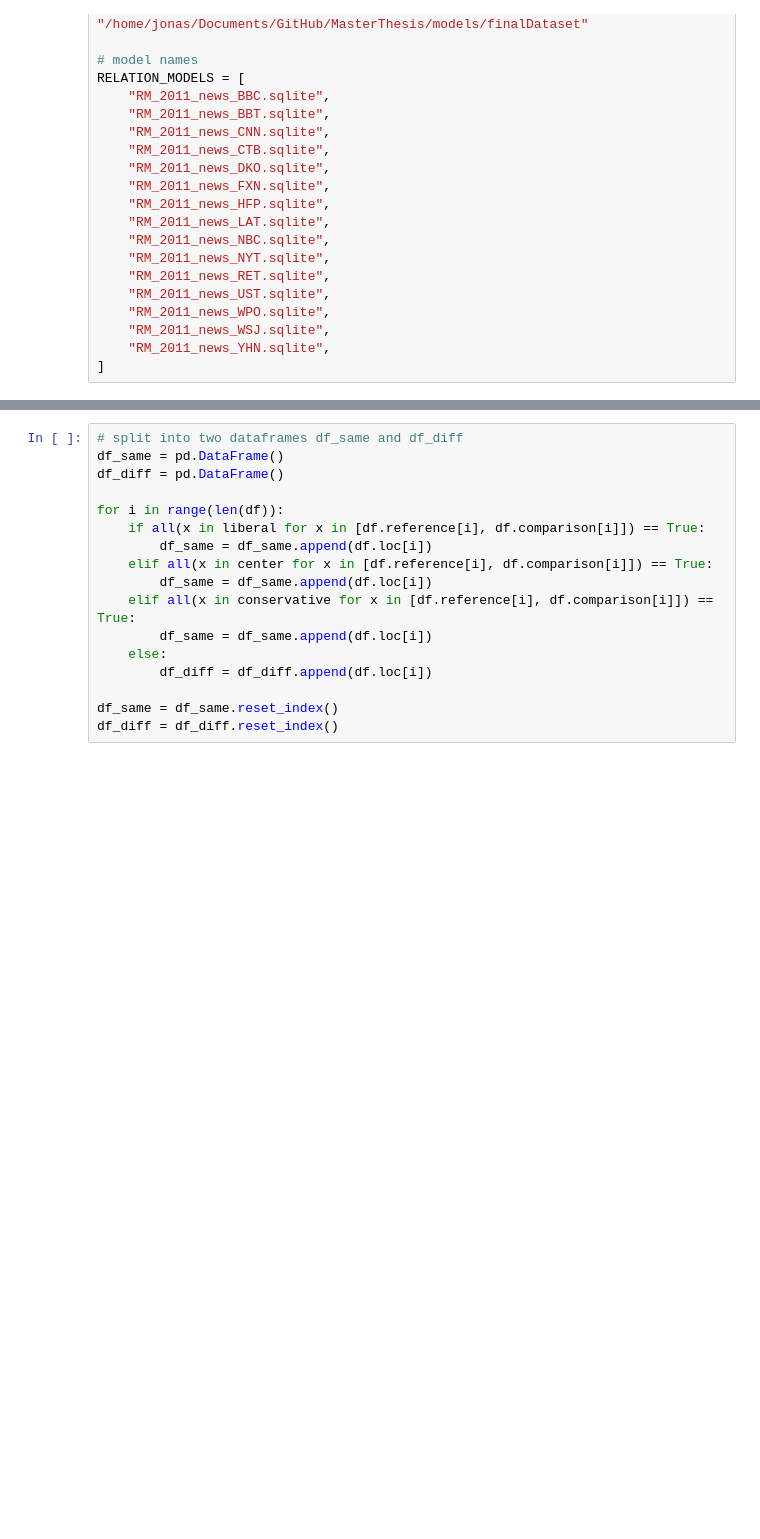
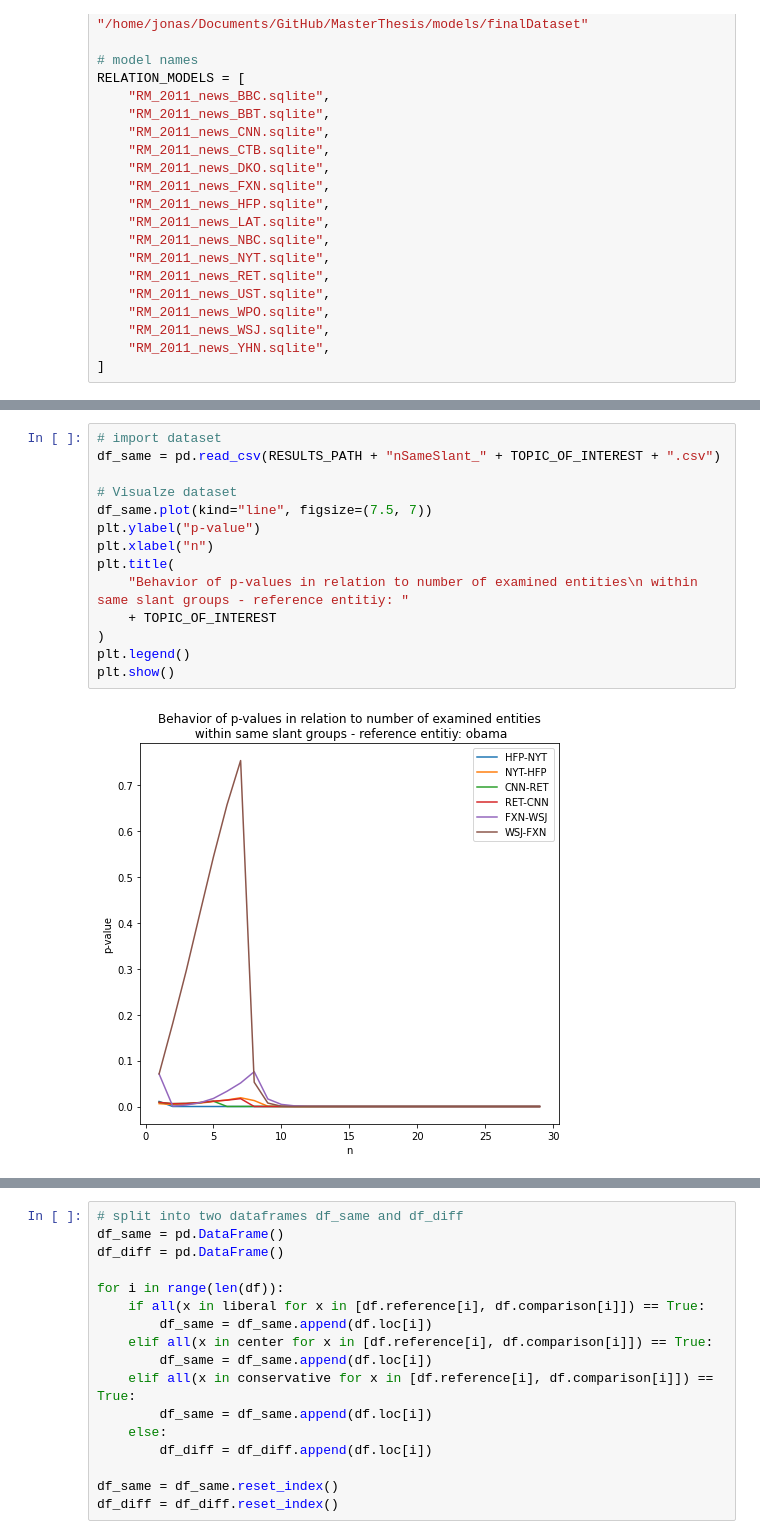
Before and after one commit to the-banandit/OmissionOrCommission, a Jupyter notebook: compareNews.ipynb, the cells around one changed output, grey strips where cells are left out. Cells and saved outputs as stored; diff of their text form; blank space fills up the shorter version.

Commit message:
update notebook + rename datasets

```diff
--- a/compareNews.ipynb
+++ b/compareNews.ipynb
@@ -722,0 +805,16 @@ message_me("nSameSlant_All")
+# %%
+# import dataset
+df_same = pd.read_csv(RESULTS_PATH + "nSameSlant_" + TOPIC_OF_INTEREST + ".csv")
+
+# Visualze dataset
+df_same.plot(kind="line", figsize=(7.5, 7))
+plt.ylabel("p-value")
+plt.xlabel("n")
+plt.title(
+    "Behavior of p-values in relation to number of examined entities\n within same slant groups - reference entitiy: "
+    + TOPIC_OF_INTEREST
+)
+plt.legend()
+plt.show()
+# %% [output]
+[figure, added]
```
Also changed, not shown: parts of 69 cells of this notebook, 10 other files.
